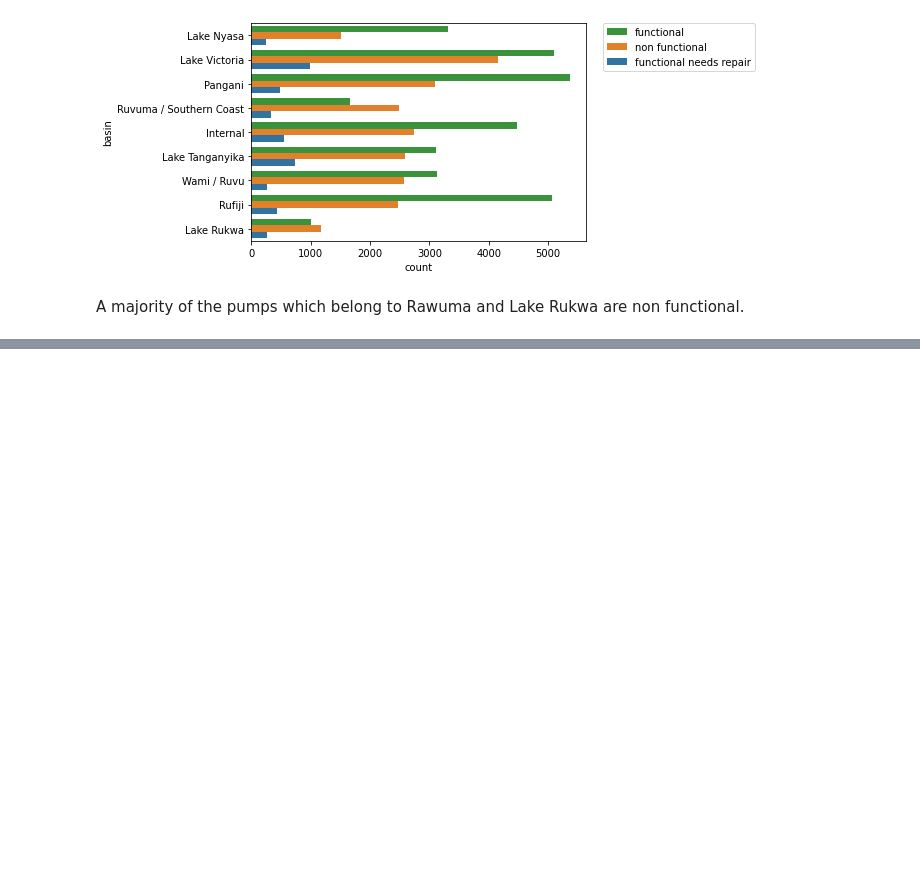
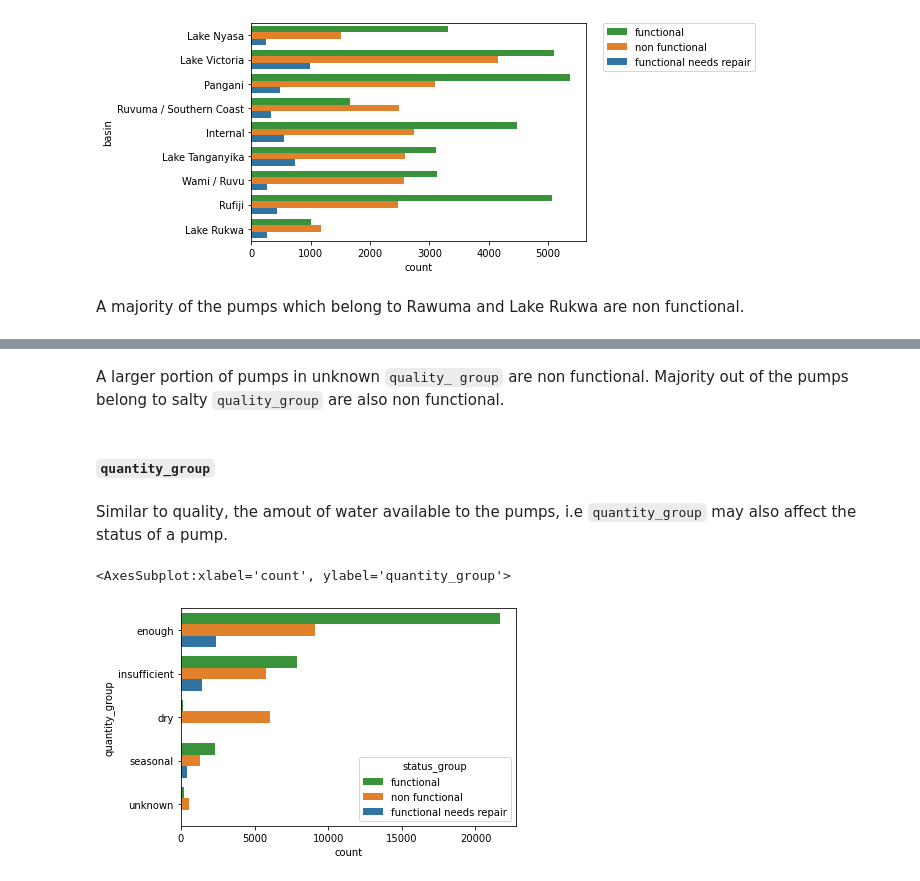
Before and after one commit to ThumulaPerera/Pump-it-up, a Jupyter notebook: notebooks/EDA.ipynb, the cells around one changed output, grey strips where cells are left out. Saved outputs shown, nothing was run; the diff lists cells and outputs as text; code cells hidden in the pictures; blank space fills up the shorter version.

```diff
--- a/notebooks/EDA.ipynb
+++ b/notebooks/EDA.ipynb
@@ -172,0 +183,11 @@ A majority of the pumps which belong to Rawuma and Lake Rukwa are non functional
+# %% [markdown]
+A larger portion of pumps in unknown `quality_ group` are non functional. Majority out of the pumps belong to salty `quality_group` are also non functional.
+# %% [markdown]
+#### `quantity_group`
+# %% [markdown]
+Similar to quality, the amout of water available to the pumps, i.e `quantity_group` may also affect the status of a pump.
+# %%
+sns.countplot(y="quantity_group", hue="status_group", data=X_y)
+# %% [output]
+<AxesSubplot:xlabel='count', ylabel='quantity_group'>
+[figure, added]
```
Also changed, not shown: parts of 59 cells of this notebook.
